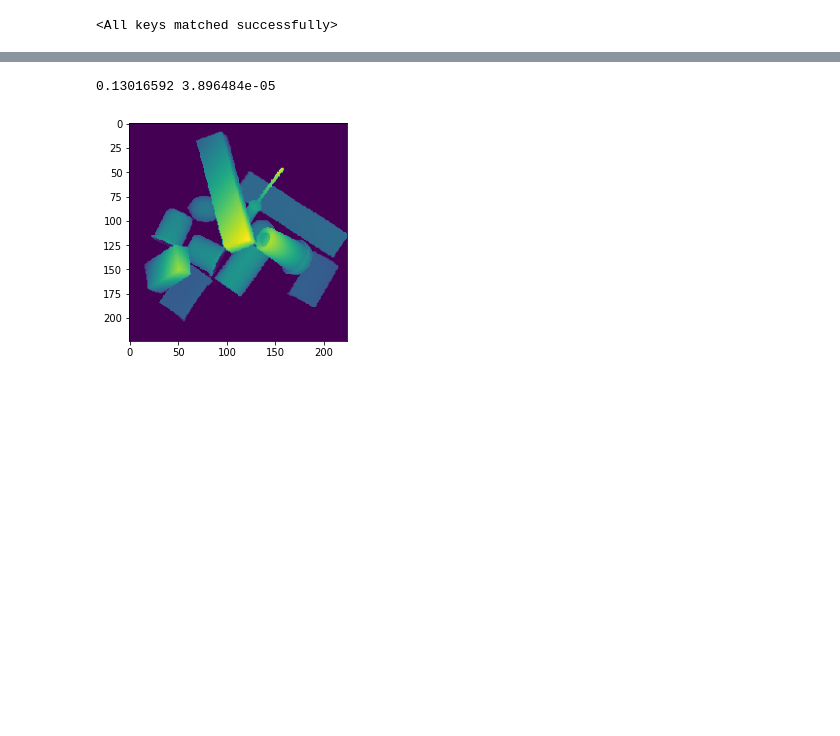
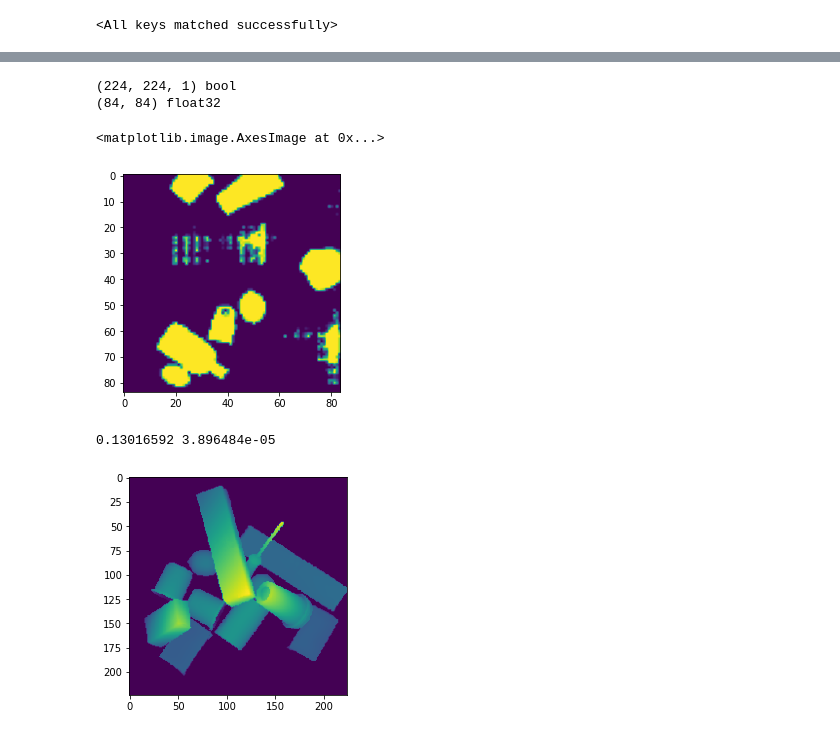
Before and after one commit to yuanmingqi/SAMG, a Jupyter notebook: test.ipynb, the cells around one changed output, grey strips where cells are left out. Saved outputs shown, nothing was run; the diff lists cells and outputs as text; code cells hidden in the pictures; blank space fills up the shorter version.

```diff
--- a/test.ipynb
+++ b/test.ipynb
@@ -80,3 +80,15 @@ for idx, num_grids in enumerate([16, 64, 100]):
+# %%
+masks = masks.transpose(1, 2, 0)
+print(masks.shape, masks.dtype)
+masks = np.float32(masks)
+masks = cv2.resize(masks, (84, 84))
+print(masks.shape, masks.dtype)
+plt.imshow(masks)
+# %% [output]
+(224, 224, 1) bool
+(84, 84) float32
+<matplotlib.image.AxesImage at 0x...>
+[figure, added]
 # %%
 depth_image = np.load('assets/depth_image.npy')
 plt.imshow(depth_image)
```
Also changed, not shown: parts of 1 cell of this notebook, 3 other files.
